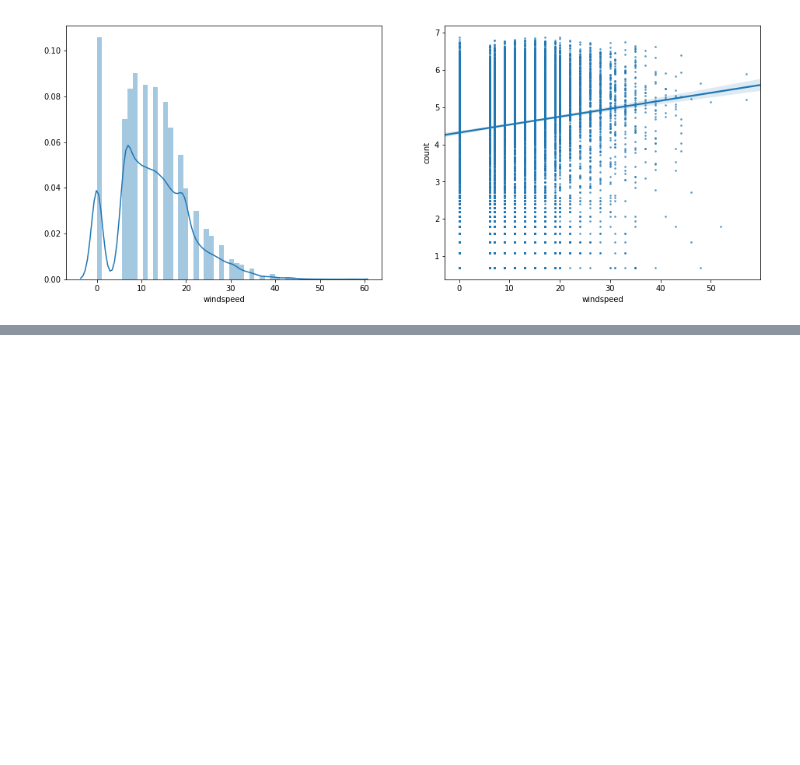
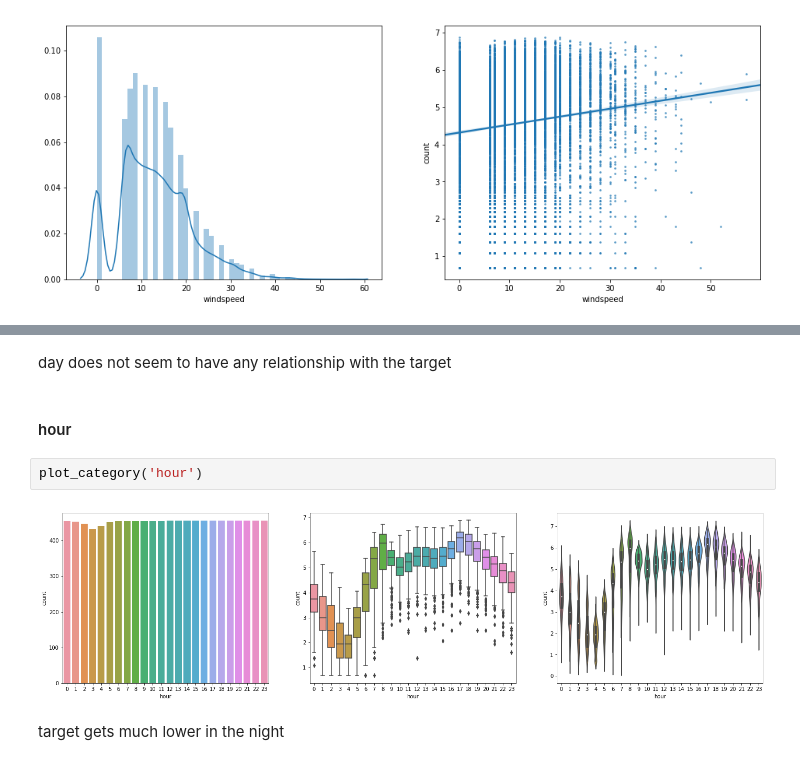
Before and after one commit to EricLiuLR/Machine_Learning_Projects, a Jupyter notebook: Bike_Sharing_Demand/eda.ipynb, the cells around one changed output, grey strips where cells are left out. Drawn from its saved outputs; the diff is of its cells as text; blank space fills up the shorter version.

```diff
--- a/Bike_Sharing_Demand/eda.ipynb
+++ b/Bike_Sharing_Demand/eda.ipynb
@@ -275,0 +298,10 @@ Windspeed does not seems to be related with the target.
+# %% [markdown]
+day does not seem to have any relationship with the target
+# %% [markdown]
+#### hour
+# %%
+plot_category('hour')
+# %% [output]
+[figure, added]
+# %% [markdown]
+target gets much lower in the night
```
Also changed, not shown: parts of 9 cells of this notebook, 1 other file.
